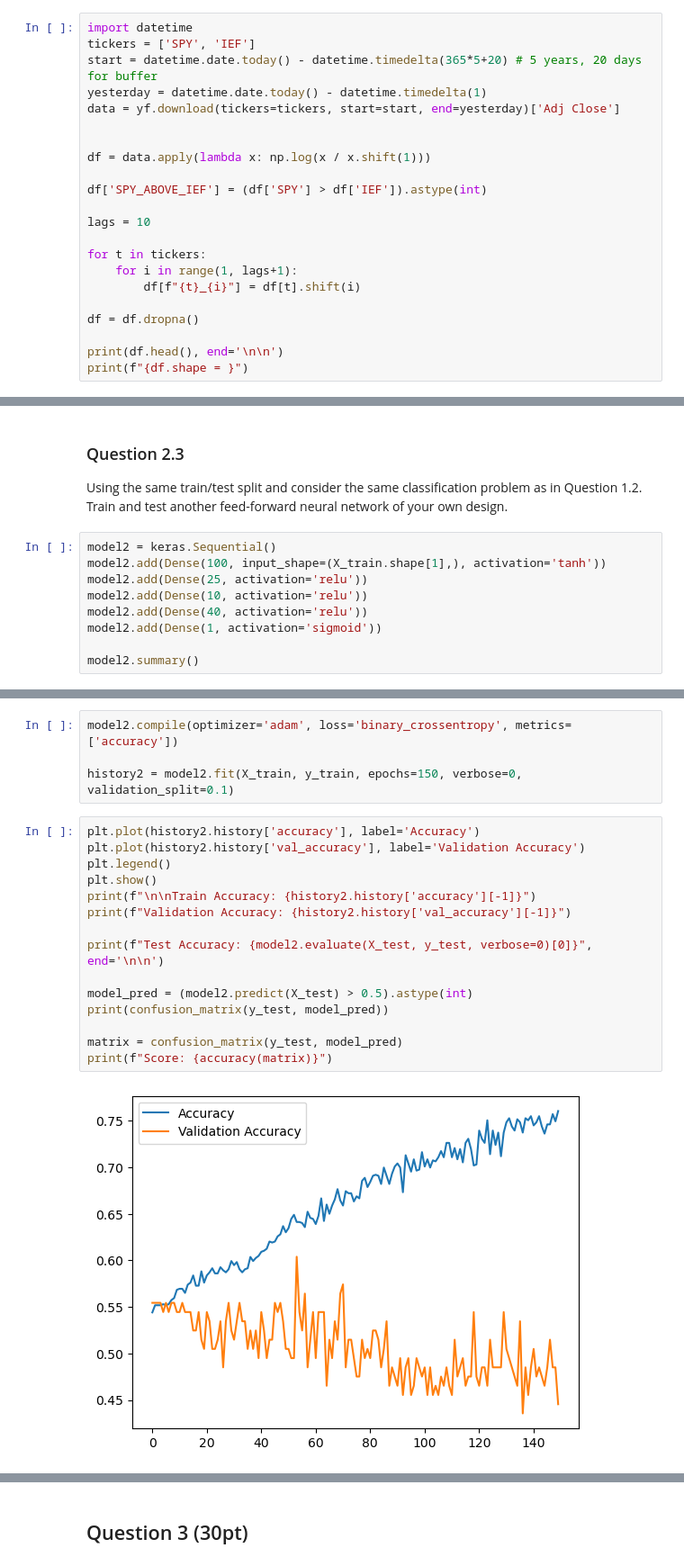
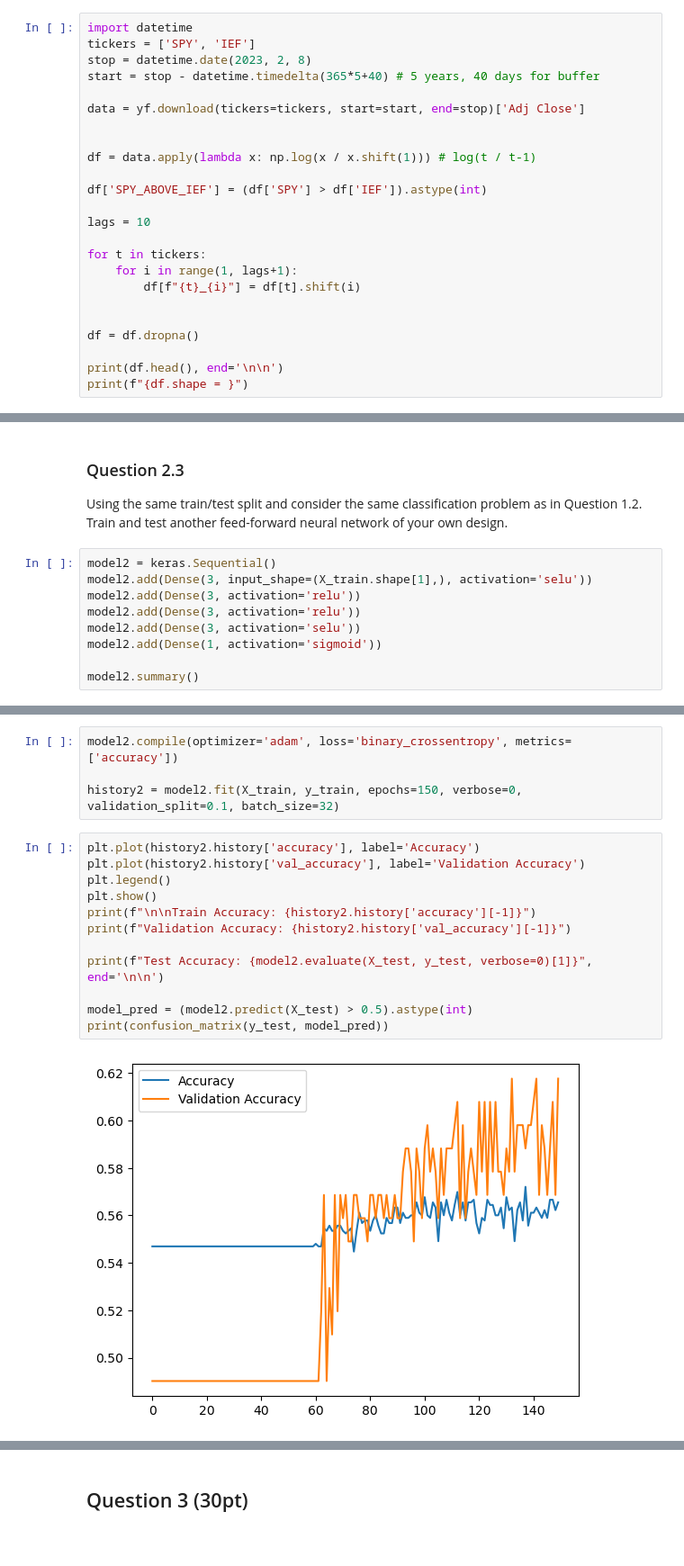
Before and after one commit to rshea33/FA-691, a Jupyter notebook: Homeworks/Homework 3/FA691-HW3.ipynb, the cells around one changed output, grey strips where cells are left out. Shown at 90% size. Drawn from its saved outputs; the diff is of its cells as text.

```diff
--- a/Homeworks/Homework 3/FA691-HW3.ipynb
+++ b/Homeworks/Homework 3/FA691-HW3.ipynb
@@ -26,12 +27,13 @@ Use the `yfinance` package (or other method of your choice) to obtain the daily
 # %%
 import datetime
 tickers = ['SPY', 'IEF']
-start = datetime.date.today() - datetime.timedelta(365*5+20) # 5 years, 20 days for buffer
-yesterday = datetime.date.today() - datetime.timedelta(1)
-data = yf.download(tickers=tickers, start=start, end=yesterday)['Adj Close']
+stop = datetime.date(2023, 2, 8)
+start = stop - datetime.timedelta(365*5+40) # 5 years, 40 days for buffer
+
+data = yf.download(tickers=tickers, start=start, end=stop)['Adj Close']
 
 
-df = data.apply(lambda x: np.log(x / x.shift(1)))
+df = data.apply(lambda x: np.log(x / x.shift(1))) # log(t / t-1)
 
 df['SPY_ABOVE_IEF'] = (df['SPY'] > df['IEF']).astype(int)
 
@@ -41,6 +43,7 @@ for t in tickers:
     for i in range(1, lags+1):
         df[f"{t}_{i}"] = df[t].shift(i)
 
+
 df = df.dropna()
 
 print(df.head(), end='\n\n')
@@ -186,10 +189,10 @@ Using the same train/test split and consider the same classification problem as
 Train and test another feed-forward neural network of your own design.
 # %%
 model2 = keras.Sequential()
-model2.add(Dense(100, input_shape=(X_train.shape[1],), activation='tanh'))
-model2.add(Dense(25, activation='relu'))
-model2.add(Dense(10, activation='relu'))
-model2.add(Dense(40, activation='relu'))
+model2.add(Dense(3, input_shape=(X_train.shape[1],), activation='selu'))
+model2.add(Dense(3, activation='relu'))
+model2.add(Dense(3, activation='relu'))
+model2.add(Dense(3, activation='selu'))
 model2.add(Dense(1, activation='sigmoid'))
 
 model2.summary()
@@ -215,21 +218,18 @@ _________________________________________________________________
 # %%
 model2.compile(optimizer='adam', loss='binary_crossentropy', metrics=['accuracy'])
 
-history2 = model2.fit(X_train, y_train, epochs=150, verbose=0, validation_split=0.1)
+history2 = model2.fit(X_train, y_train, epochs=150, verbose=0, validation_split=0.1, batch_size=32)
 # %%
 plt.plot(history2.history['accuracy'], label='Accuracy')
 plt.plot(history2.history['val_accuracy'], label='Validation Accuracy')
 plt.legend()
 plt.show()
 print(f"\n\nTrain Accuracy: {history2.history['accuracy'][-1]}")
 print(f"Validation Accuracy: {history2.history['val_accuracy'][-1]}")
 
-print(f"Test Accuracy: {model2.evaluate(X_test, y_test, verbose=0)[0]}", end='\n\n')
+print(f"Test Accuracy: {model2.evaluate(X_test, y_test, verbose=0)[1]}", end='\n\n')
 
 model_pred = (model2.predict(X_test) > 0.5).astype(int)
 print(confusion_matrix(y_test, model_pred))
-
-matrix = confusion_matrix(y_test, model_pred)
-print(f"Score: {accuracy(matrix)}")
 # %% [output]
-[figure, old version]
+[figure, new version]
```
Also changed, not shown: parts of 28 cells of this notebook, 2 other files.
